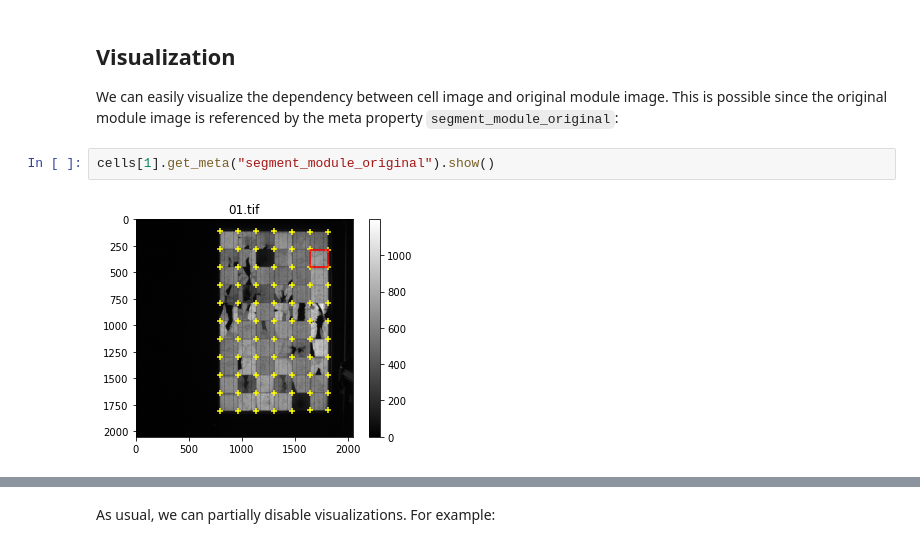
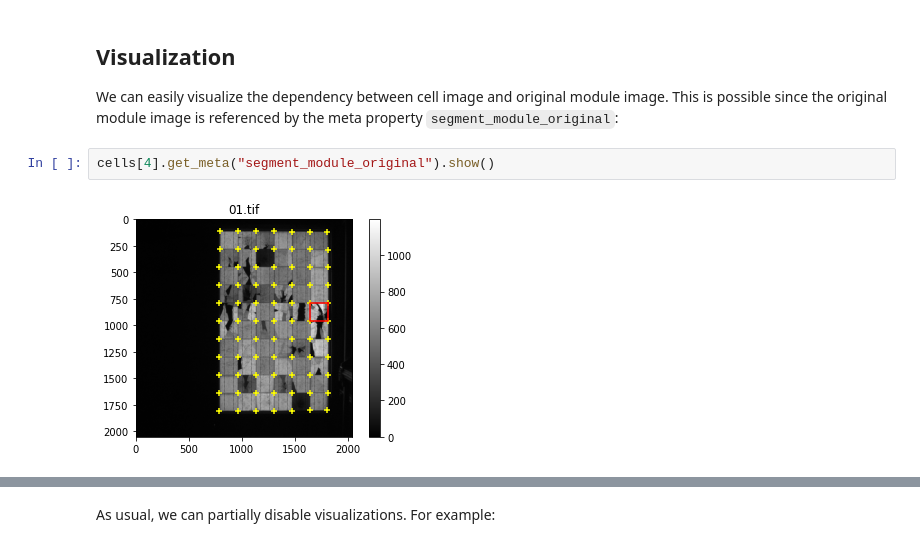
Before and after one commit to ma0ho/pvinspect, a Jupyter notebook: examples/20191015_module-detection-segmentation.ipynb, the cells around one changed output, grey strips where cells are left out. Saved outputs shown, nothing was run; the diff lists cells and outputs as text.

```diff
--- a/examples/20191015_module-detection-segmentation.ipynb
+++ b/examples/20191015_module-detection-segmentation.ipynb
@@ -49,6 +45,6 @@ pv.data.io.save_images('results', cells)
 
 We can easily visualize the dependency between cell image and original module image. This is possible since the original module image is referenced by the meta property `segment_module_original`:
 # %%
-cells[1].get_meta("segment_module_original").show()
+cells[4].get_meta("segment_module_original").show()
 # %% [output]
-[figure, old version]
+[figure, new version]
```
Also changed, not shown: parts of 5 cells of this notebook.
